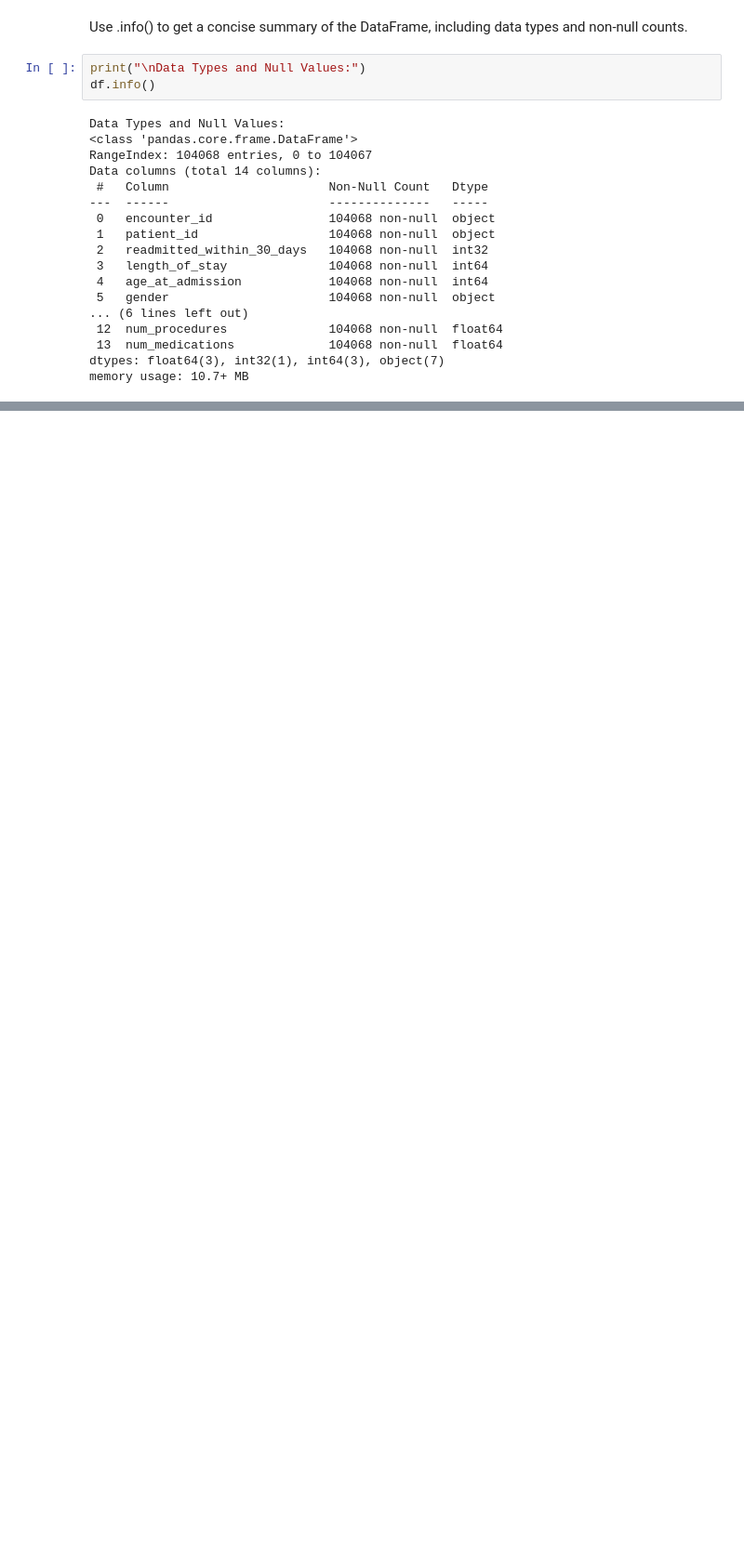
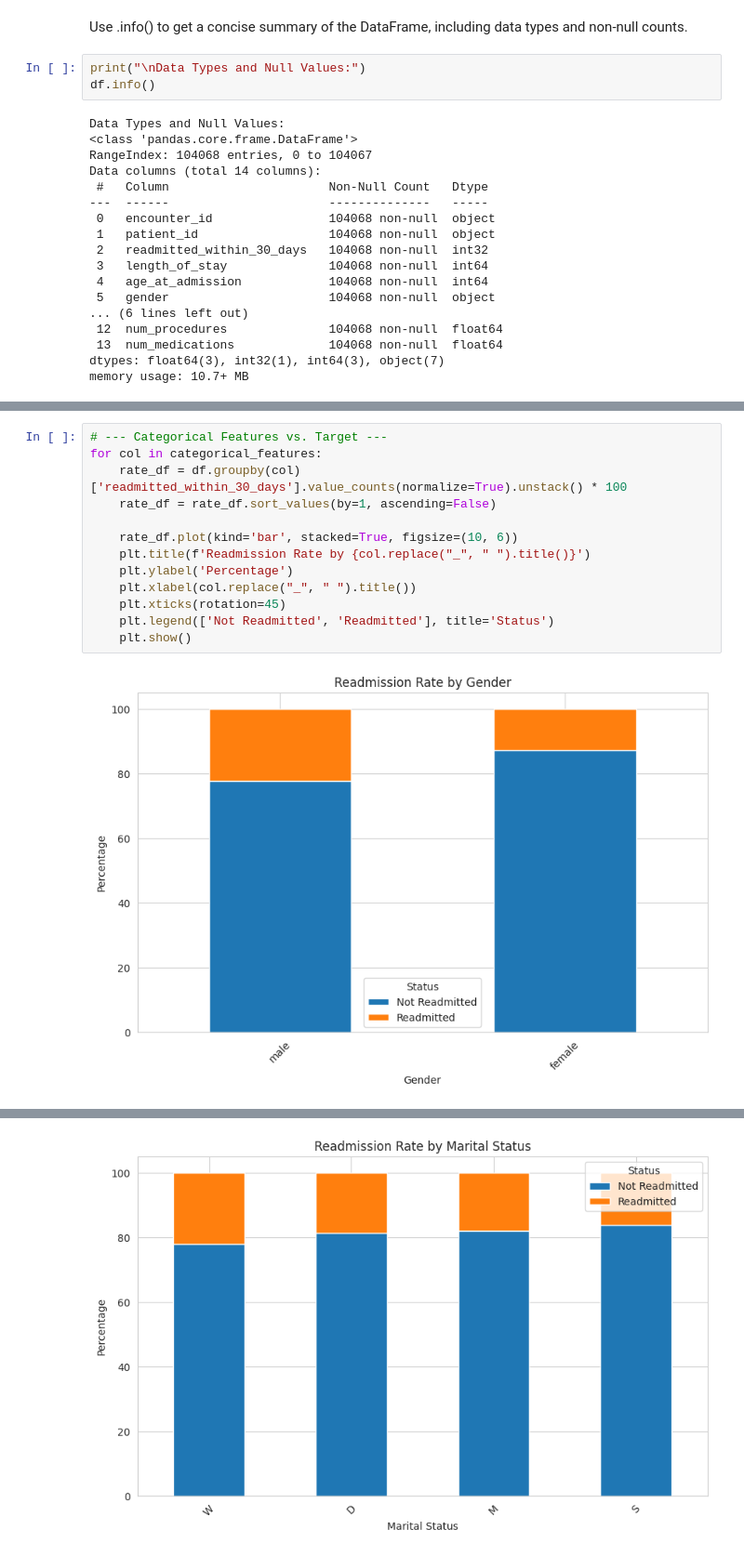
Before and after one commit to ca34525/TexasReadmissionRiskAPI, a Jupyter notebook: notebooks/4 EDA.ipynb, the cells around one changed output, grey strips where cells are left out. Shown at 93% size. Drawn from its saved outputs; the diff is of its cells as text; blank space fills up the shorter version.

```diff
--- a/notebooks/4 EDA.ipynb
+++ b/notebooks/4 EDA.ipynb
@@ -59,0 +137,15 @@ memory usage: 10.7+ MB
+# %%
+# --- Categorical Features vs. Target ---
+for col in categorical_features:
+    rate_df = df.groupby(col)['readmitted_within_30_days'].value_counts(normalize=True).unstack() * 100
+    rate_df = rate_df.sort_values(by=1, ascending=False)
+
+    rate_df.plot(kind='bar', stacked=True, figsize=(10, 6))
+    plt.title(f'Readmission Rate by {col.replace("_", " ").title()}')
+    plt.ylabel('Percentage')
+    plt.xlabel(col.replace("_", " ").title())
+    plt.xticks(rotation=45)
+    plt.legend(['Not Readmitted', 'Readmitted'], title='Status')
+    plt.show()
+# %% [output]
+[figure, added]
@@ -59,0 +153 @@ memory usage: 10.7+ MB
+[figure, added]
```
Also changed, not shown: parts of 16 cells of this notebook, 1 other file.
